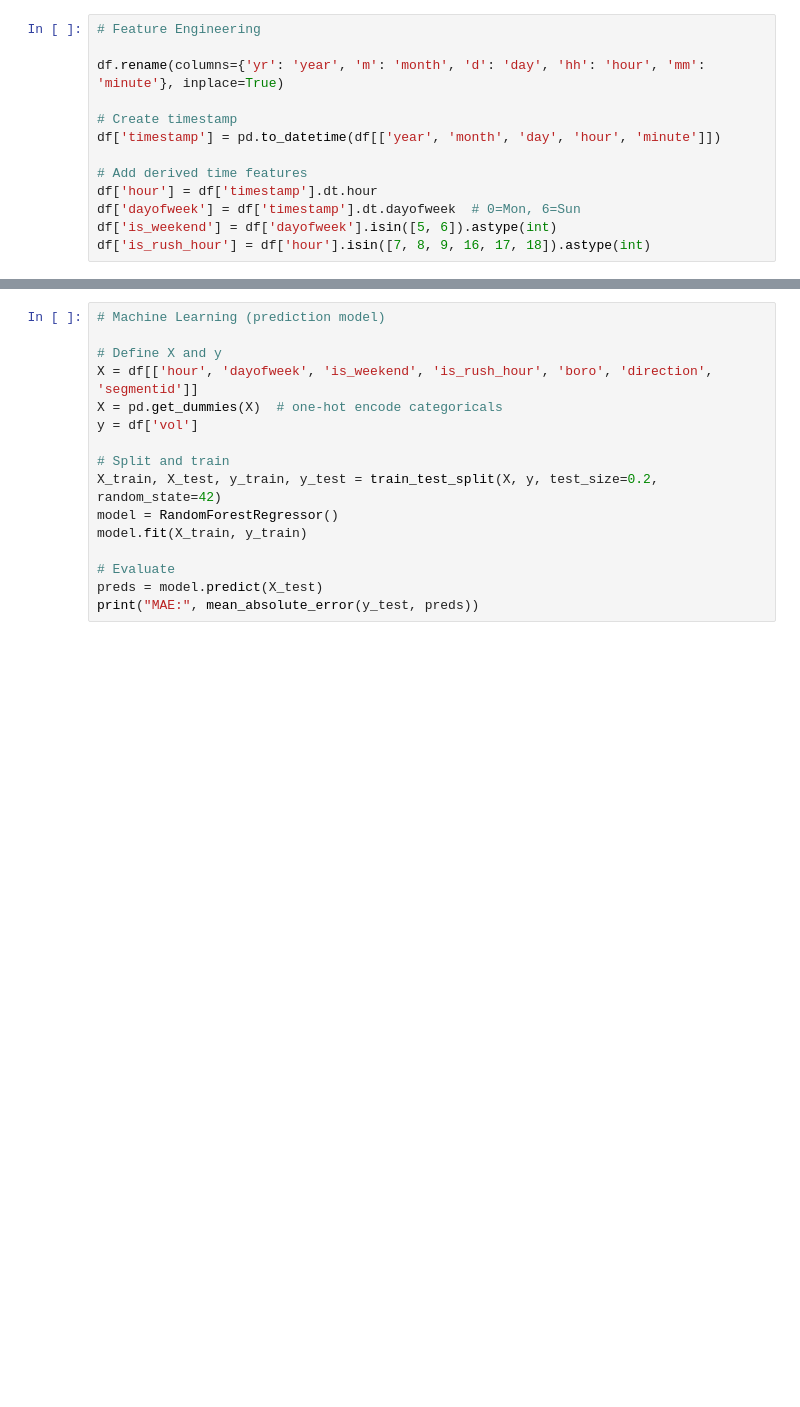
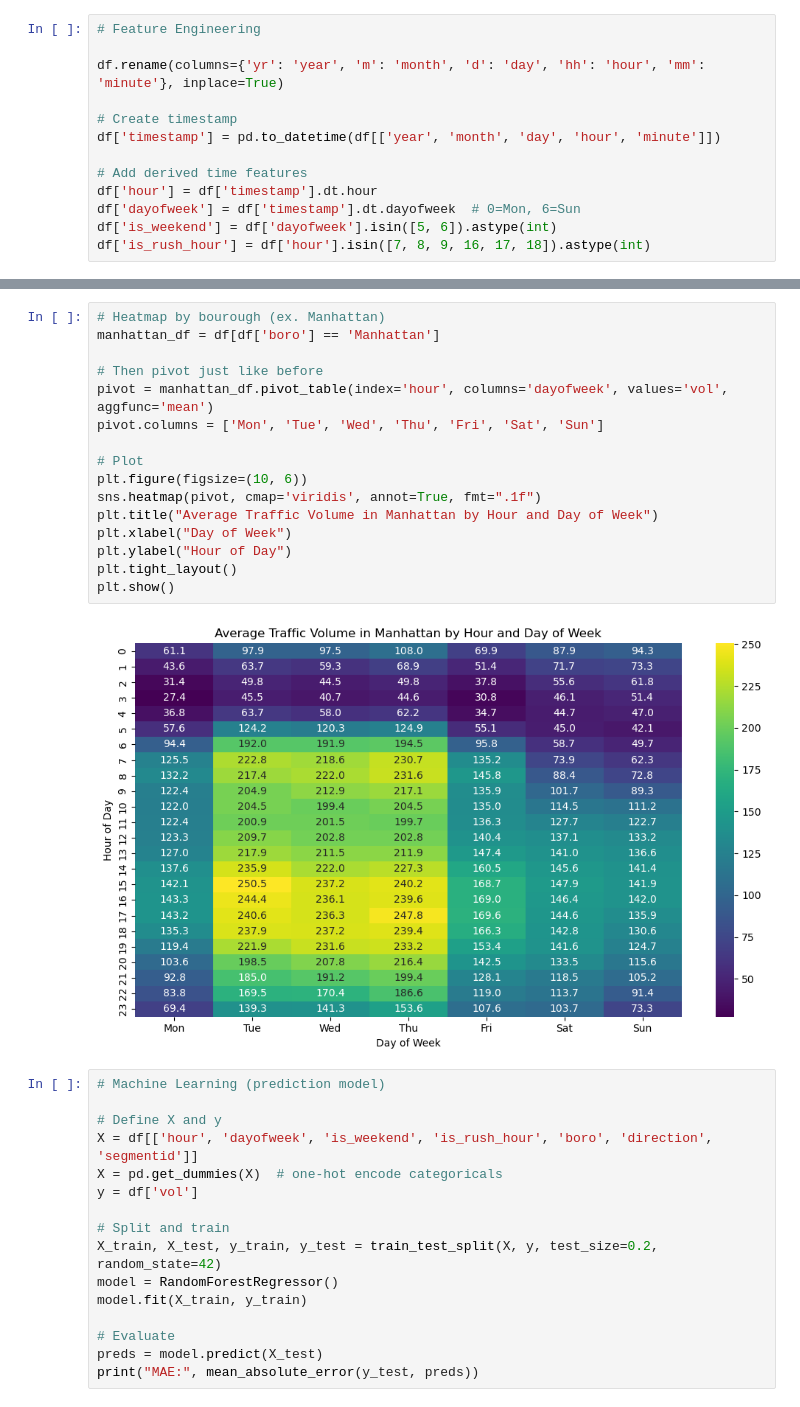
Before and after one commit to gavin-barro/Real-Time-Traffic-Prediction-Dashboard, a Jupyter notebook: notebooks/data_exploration.ipynb, the cells around one changed output, grey strips where cells are left out. Drawn from its saved outputs; the diff is of its cells as text; blank space fills up the shorter version.

```diff
--- a/notebooks/data_exploration.ipynb
+++ b/notebooks/data_exploration.ipynb
@@ -96,3 +100,21 @@ plt.show()
+# %%
+# Heatmap by bourough (ex. Manhattan)
+manhattan_df = df[df['boro'] == 'Manhattan']
+
+# Then pivot just like before
+pivot = manhattan_df.pivot_table(index='hour', columns='dayofweek', values='vol', aggfunc='mean')
+pivot.columns = ['Mon', 'Tue', 'Wed', 'Thu', 'Fri', 'Sat', 'Sun']
+
+# Plot
+plt.figure(figsize=(10, 6))
+sns.heatmap(pivot, cmap='viridis', annot=True, fmt=".1f")
+plt.title("Average Traffic Volume in Manhattan by Hour and Day of Week")
+plt.xlabel("Day of Week")
+plt.ylabel("Hour of Day")
+plt.tight_layout()
+plt.show()
+# %% [output]
+[figure, added]
 # %%
 # Machine Learning (prediction model)
 
```
Also changed, not shown: parts of 2 cells of this notebook, 1 other file.
